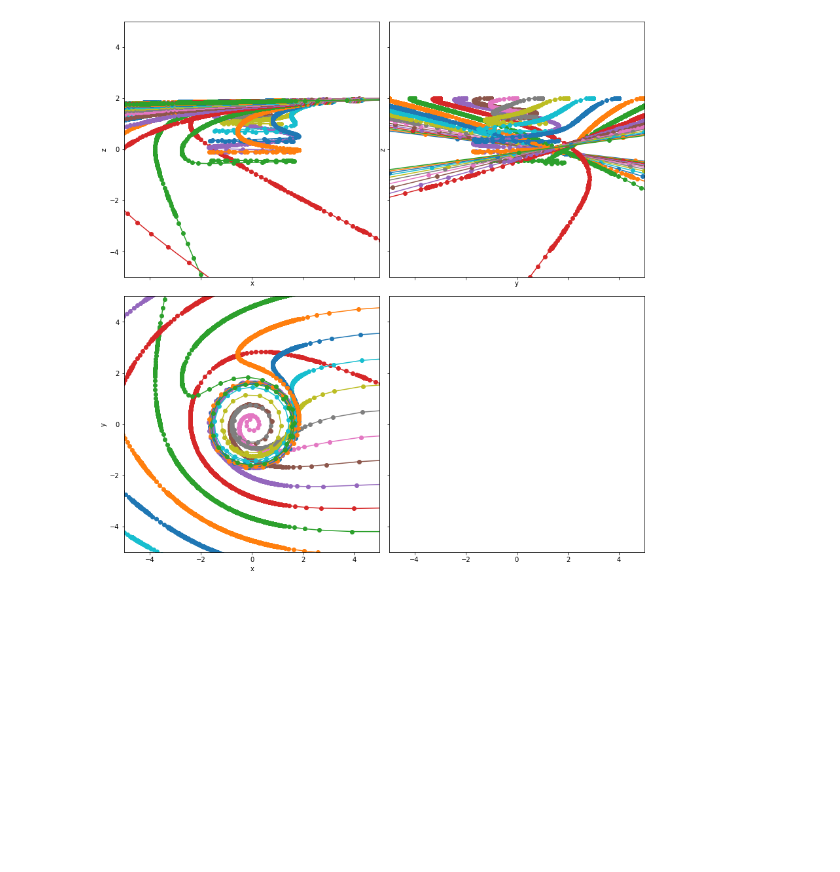
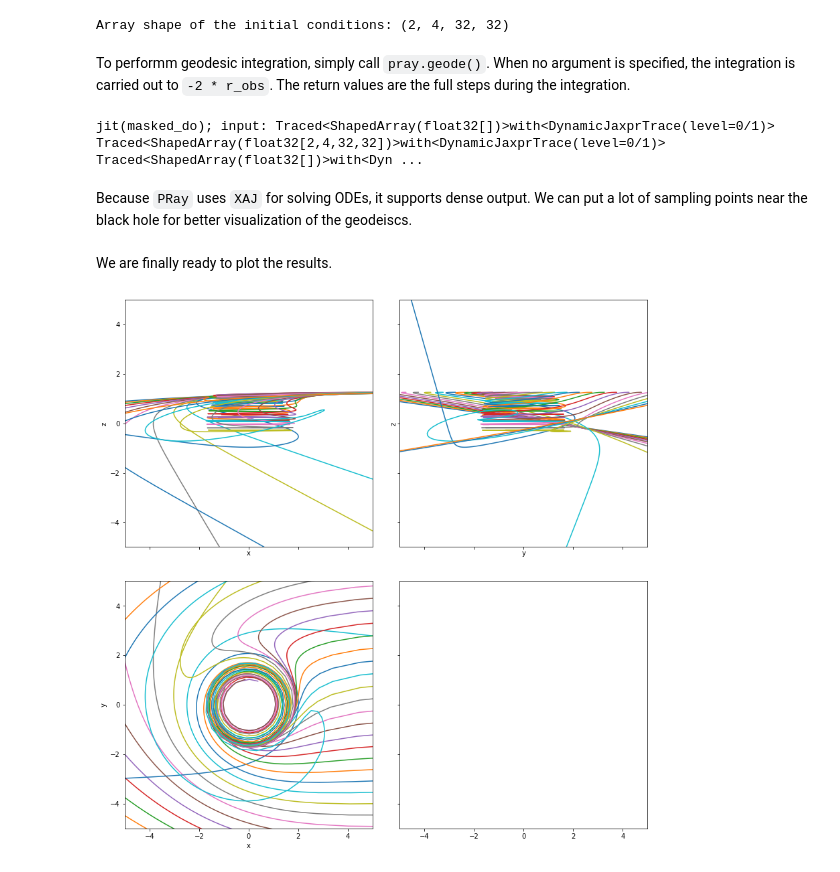
Before and after one commit to adxsrc/pray, a Jupyter notebook: demos/demo.ipynb, the cells around one changed output. Cells and saved outputs as stored; diff of their text form; code cells hidden in the pictures; blank space fills up the shorter version.

```diff
--- a/demos/demo.ipynb
+++ b/demos/demo.ipynb
@@ -14,6 +15,3 @@ WARNING:absl:No GPU/TPU found, falling back to CPU. (Set TF_CPP_MIN_LOG_LEVEL=0
 # %%
-pray = PRay(0.9375, eps=1e-2, atol=1e-3, rtol=1e-3, names={'ind':'lambda'})
-pray.set_cam(1e4, 90, 0)
-pray.set_pixels(a, b)
-print(pray.s0.shape)
+pray = PRay(aspin=0.9375, atol=1e-3, rtol=1e-3)
 # %% [output]
@@ -22,13 +22,22 @@ Radius of outer event horizon: 1.3479853
+# %%
+pray.set_cam(1e4, 90, 0)
+pray.set_image(16, 32)
+
+print('Array shape of the initial conditions:', pray.ic.shape)
+# %% [output]
+Array shape of the initial conditions: (2, 4, 32, 32)
+# %% [markdown]
+To performm geodesic integration, simply call `pray.geode()`.
+When no argument is specified, the integration is carried out to `-2 * r_obs`.
+The return values are the full steps during the integration.
 # %%
-l, f = pray.geode() # interpolate
-
-l = np.linspace(-10100,-9900,2001)
-i = pray.geode(l) # interpolate
-
-ix = i[:,0,1]
-iy = i[:,0,2]
-iz = i[:,0,3]
+l, f = pray.geode()
 
 fx = f[:,0,1]
 fy = f[:,0,2]
 fz = f[:,0,3]
+# %% [output]
+jit(masked_do); input: Traced<ShapedArray(float32[])>with<DynamicJaxprTrace(level=0/1)> Traced<ShapedArray(float32[2,4,32,32])>with<DynamicJaxprTrace(level=0/1)> Traced<ShapedArray(float32[])>with<Dyn ...
+# %% [markdown]
+Because `PRay` uses `XAJ` for solving ODEs, it supports dense output.
+We can put a lot of sampling points near the black hole for better visualization of the geodeiscs.
@@ -35,38 +51,40 @@ fz = f[:,0,3]
+# %% [markdown]
+We are finally ready to plot the results.
 # %%
 fig, axes = plt.subplots(2,2, figsize=(12,12), sharex=True, sharey=True)
 
-i=18
-for j in range(33):
+i=18 # select only one value of beta
+for j in range(32):
     axes[0][0].plot(fx[:,i,j], fz[:,i,j], '-o', color=f'C{j}')
     axes[0][1].plot(fy[:,i,j], fz[:,i,j], '-o', color=f'C{j}')
     axes[1][0].plot(fx[:,i,j], fy[:,i,j], '-o', color=f'C{j}')
 
 fig.tight_layout()
 
 ax = axes[0][0]
 ax.set_xlabel('x')
 ax.set_ylabel('z')
 ax.set_xlim(-5,5)
 ax.set_ylim(-5,5)
 ax.set_aspect('equal')
 
 ax = axes[0][1]
 ax.set_xlabel('y')
 ax.set_ylabel('z')
 ax.set_xlim(-5,5)
 ax.set_ylim(-5,5)
 ax.set_aspect('equal')
 
 ax = axes[1][0]
 ax.set_xlabel('x')
 ax.set_ylabel('y')
 ax.set_xlim(-5,5)
 ax.set_ylim(-5,5)
 ax.set_aspect('equal')
 
 ax = axes[1][1]
 ax.set_xlim(-5,5)
 ax.set_ylim(-5,5)
 ax.set_aspect('equal')
 # %% [output]
-[figure, old version]
+[figure, new version]
```
Also changed, not shown: parts of 6 cells of this notebook.
